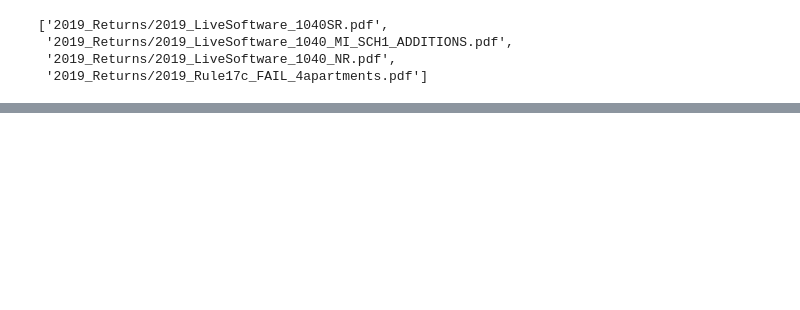
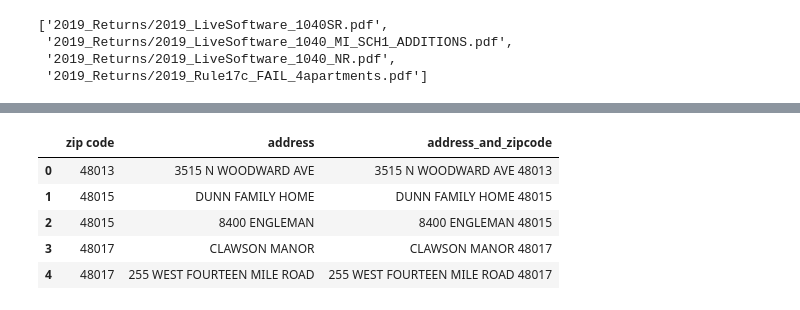
Before and after one commit to alnew/UW_volunteers_2019, a Jupyter notebook: batching_unitedwaytaxtoolV1.ipynb, the cells around one changed output, grey strips where cells are left out. Drawn from its saved outputs; the diff is of its cells as text; code cells hidden in the pictures; blank space fills up the shorter version.

```diff
--- a/batching_unitedwaytaxtoolV1.ipynb
+++ b/batching_unitedwaytaxtoolV1.ipynb
@@ -12,9 +16,9 @@ import glob, os, sys
 import json
 import re
 # %%
-#=====================================
+#=======================================
 #--Read in Data and put in Usable Format
-#=====================================
+#=======================================
 
 #--Read in each excel sheet from 'Service_fee_MI_2018.xlsx'--
 service_fee_sheet = pd.read_excel('Service_fee_MI_2018.xlsx', sheet_name='service_fee')
@@ -22,7 +26,9 @@ tax_exempt_sheet = pd.read_excel('Service_fee_MI_2018.xlsx', sheet_name='tax_exe
 
 #--Create dataframes for information from each Excel Sheet from the Service_fee_MI_2018.xlsx file--
 tax_exempt_df = tax_exempt_sheet[['zip code', 'address']]
+tax_exempt_df['address_and_zipcode'] = tax_exempt_df.address + ' ' + tax_exempt_df['zip code'].map(str)
 service_fee_df = service_fee_sheet[['zip code', 'address']]
+service_fee_df['address_and_zipcode'] = service_fee_df.address + ' ' + service_fee_df['zip code'].map(str)
 
 #--Obtain all tax file names and put in list to run code on each file--
 taxfile_lst = []
@@ -244,0 +314,9 @@ def sublist_2up_1low(exist, file, upper1, upper2, lower1):
+# %%
+tax_exempt_df.head()
+# %% [output]
+|  | zip code | address | address_and_zipcode |
+| 0 | 48013 | 3515 N WOODWARD AVE | 3515 N WOODWARD AVE 48013 |
+| 1 | 48015 | DUNN FAMILY HOME | DUNN FAMILY HOME 48015 |
+| 2 | 48015 | 8400 ENGLEMAN | 8400 ENGLEMAN 48015 |
+| 3 | 48017 | CLAWSON MANOR | CLAWSON MANOR 48017 |
+| 4 | 48017 | 255 WEST FOURTEEN MILE ROAD | 255 WEST FOURTEEN MILE ROAD 48017 |
```
Also changed, not shown: parts of 10 cells of this notebook.
